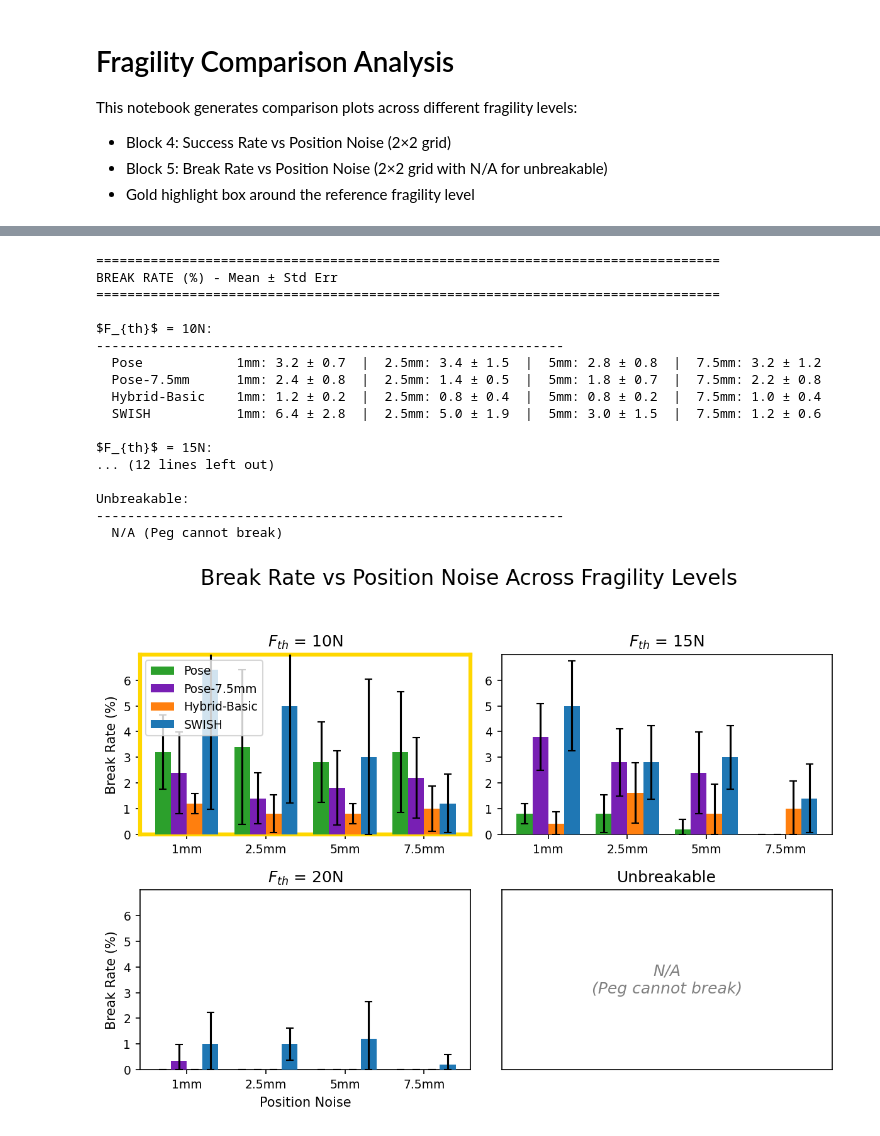
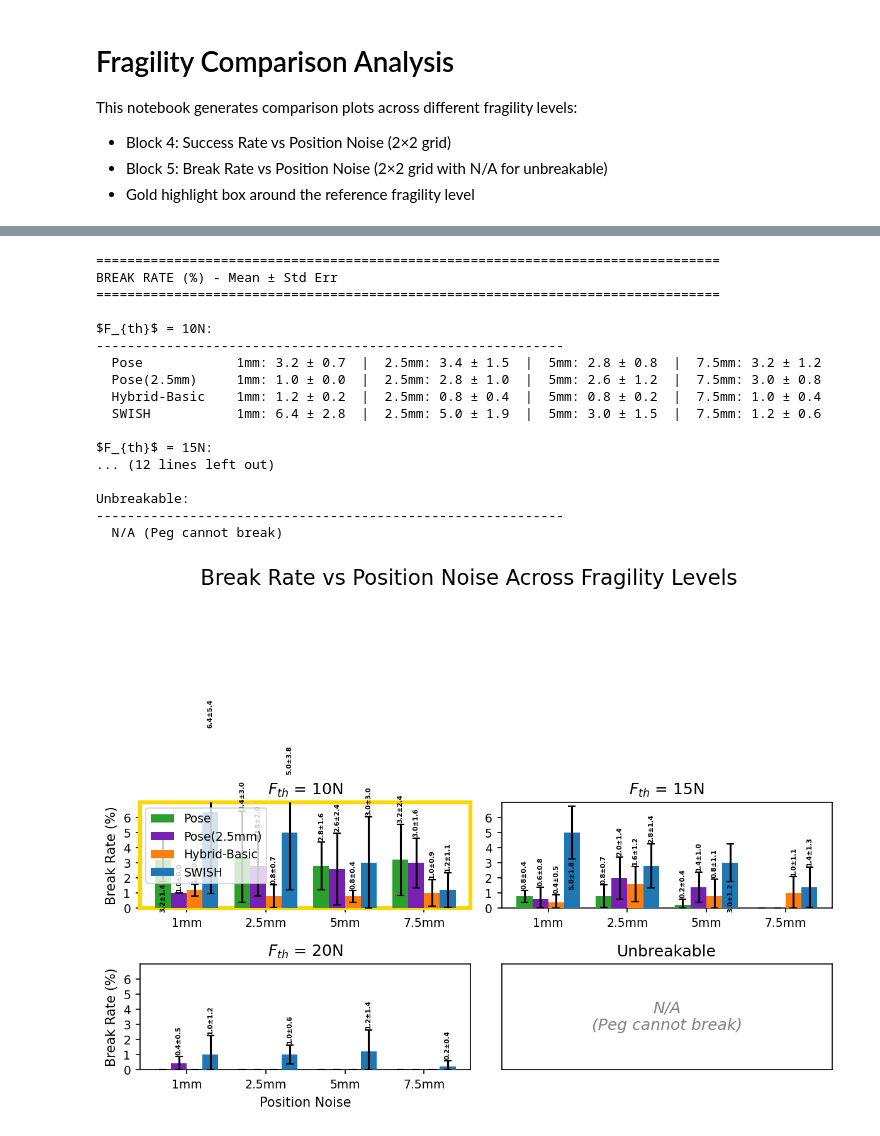
Before and after one commit to RoboNuke/Continuous_Force_RL, a Jupyter notebook: scripts/data_processing/fragility_comparison_analysis.ipynb, the cells around one changed output, grey strips where cells are left out. Drawn from its saved outputs; the diff is of its cells as text; code cells hidden in the pictures.

```diff
--- a/scripts/data_processing/fragility_comparison_analysis.ipynb
+++ b/scripts/data_processing/fragility_comparison_analysis.ipynb
@@ -30,26 +30,30 @@ FRAGILITY_LEVELS = {
     #},
     "10N": {
         "Pose": "pose_perf-comp:2026-01-05_10:54",
-        "Pose-7.5mm":"pose_75mm-noise:2026-01-16_19:08",
+        #"Pose-7.5mm":"pose_75mm-noise:2026-01-16_19:08",
+        "Pose(2.5mm)" : "pose_25mm-noise:2026-01-19_07:50",
         "Hybrid-Basic": "basic-hybrid_perf-comp:2026-01-05_10:54",
         #"LCLoP": "LCLoP_perf-comp:2026-01-05_10:54",
         "SWISH": "LCLoP_fix_perf-comp:2026-01-09_11:17",
     },
     "15N": {
         "Pose": "pose_task_frag:2026-01-06_00:52",
-        "Pose-7.5mm":"pose_75mm-noise:2026-01-17_19:18",
+        #"Pose-7.5mm":"pose_75mm-noise:2026-01-17_19:18",
+        "Pose(2.5mm)" : "pose_25mm-noise:2026-01-19_07:50_15N",
         "Hybrid-Basic": "basic-hybrid_task_frag:2026-01-06_00:56",
         "SWISH": "LCLoP_task_frag:2026-01-06_00:27",
     },
     "20N": {
         "Pose": "pose_task_frag:2026-01-06_00:09",
-        "Pose-7.5mm":"pose_75mm-noise:2026-01-18_12:50",
+        #"Pose-7.5mm":"pose_75mm-noise:2026-01-18_12:50",
+        "Pose(2.5mm)" : "pose_25mm-noise:2026-01-19_07:50_20N",
         "Hybrid-Basic": "basic-hybrid_task_frag:2026-01-06_09:18",
         "SWISH": "LCLoP_task_frag:2026-01-06_00:09",
     },
     "10000N": {
         "Pose": "pose_task_frag:2026-01-05_23:37",
-        "Pose-7.5mm":"pose_75mm-noise:2026-01-17_19:38",
+        #"Pose-7.5mm":"pose_75mm-noise:2026-01-17_19:38",
+        "Pose(2.5mm)" : "pose_25mm-noise:2026-01-19_07:50_unbreak",
         "Hybrid-Basic": "basic-hybrid_task_frag:2026-01-06_00:08",
         "SWISH": "LCLoP_task_frag:2026-01-05_22:12",
     },
@@ -591,12 +619,31 @@ for idx, fragility in enumerate(fragility_keys):
             df = noise_data[fragility][method_name]
             df = filter_top_n_runs(df, best_checkpoints[fragility][method_name], TOP_N_POLICIES)
 
-            break_means, break_err_lo, break_err_hi = compute_rates_with_ci(df, noise_labels, "breaks")
+            break_means, break_cis, break_err_lo, break_err_hi = compute_rates_with_ci(df, noise_labels, "breaks")
             offset = (i - n_methods/2 + 0.5) * BAR_WIDTH
 
-            ax.bar(x + offset, break_means, BAR_WIDTH,
+            bars = ax.bar(x + offset, break_means, BAR_WIDTH,
                    label=method_name, color=COLORS[method_name],
                    yerr=[break_err_lo, break_err_hi], capsize=3, zorder=3)
+
+            # Add rotated mean±CI labels - inside bar if fits, above otherwise
+            y_range = BREAK_Y_LIM[1] - BREAK_Y_LIM[0]
+            label_height_estimate = y_range * 0.20  # ~20% of y-range for rotated text
+
+            for bar, mean, ci, err_lower, err_upper in zip(bars, break_means, break_cis, break_err_lo, break_err_hi):
+                if mean > 0:  # Only label non-zero bars
+                    # Check if label fits inside the bar
+                    space_inside = bar.get_height() - err_lower
+                    if space_inside > label_height_estimate + 0.1:  # fits inside
+                        label_y = bar.get_height() - err_lower - 0.1
+                        va = 'top'
+                    else:  # place above
+                        label_y = bar.get_height() + err_upper + 0.1
+                        va = 'bottom'
+
+                    ax.text(bar.get_x() + bar.get_width()/2, label_y,
+                           f'{mean:.1f}±{ci:.1f}', ha='center', va=va,
+                           rotation=90, fontsize=FONT_BAR_LABEL, color='black', fontweight='bold')
 
         # Configure subplot
         ax.set_title(display_name, fontsize=FONT_TITLE)
@@ -622,32 +669,32 @@ for idx, fragility in enumerate(fragility_keys):
 
     # Add gold highlight to spines if this is the highlighted fragility
     if HIGHLIGHT_FRAGILITY_PLOT is not None and fragility == HIGHLIGHT_FRAGILITY_PLOT:
         for spine in ['top', 'left', 'right', 'bottom']:
             ax.spines[spine].set_color(HIGHLIGHT_COLOR)
             ax.spines[spine].set_linewidth(HIGHLIGHT_LINEWIDTH)
 
 # Hide any unused subplots (if n_fragilities is odd)
 for idx in range(n_fragilities, len(axes_flat)):
     axes_flat[idx].set_visible(False)
 
 plt.tight_layout(rect=[0, 0, 1, 0.95])  # Leave room for suptitle
 plt.show()
 # %% [output]
 ================================================================================
 BREAK RATE (%) - Mean ± Std Err
 ================================================================================
 
 $F_{th}$ = 10N:
 ------------------------------------------------------------
   Pose            1mm: 3.2 ± 0.7  |  2.5mm: 3.4 ± 1.5  |  5mm: 2.8 ± 0.8  |  7.5mm: 3.2 ± 1.2
-  Pose-7.5mm      1mm: 2.4 ± 0.8  |  2.5mm: 1.4 ± 0.5  |  5mm: 1.8 ± 0.7  |  7.5mm: 2.2 ± 0.8
+  Pose(2.5mm)     1mm: 1.0 ± 0.0  |  2.5mm: 2.8 ± 1.0  |  5mm: 2.6 ± 1.2  |  7.5mm: 3.0 ± 0.8
   Hybrid-Basic    1mm: 1.2 ± 0.2  |  2.5mm: 0.8 ± 0.4  |  5mm: 0.8 ± 0.2  |  7.5mm: 1.0 ± 0.4
   SWISH           1mm: 6.4 ± 2.8  |  2.5mm: 5.0 ± 1.9  |  5mm: 3.0 ± 1.5  |  7.5mm: 1.2 ± 0.6
 
 $F_{th}$ = 15N:
 ... (12 lines left out)
 
 Unbreakable:
 ------------------------------------------------------------
   N/A (Peg cannot break)
-[figure, old version]
+[figure, new version]
```
Also changed, not shown: parts of 3 cells of this notebook, 4 other files.
